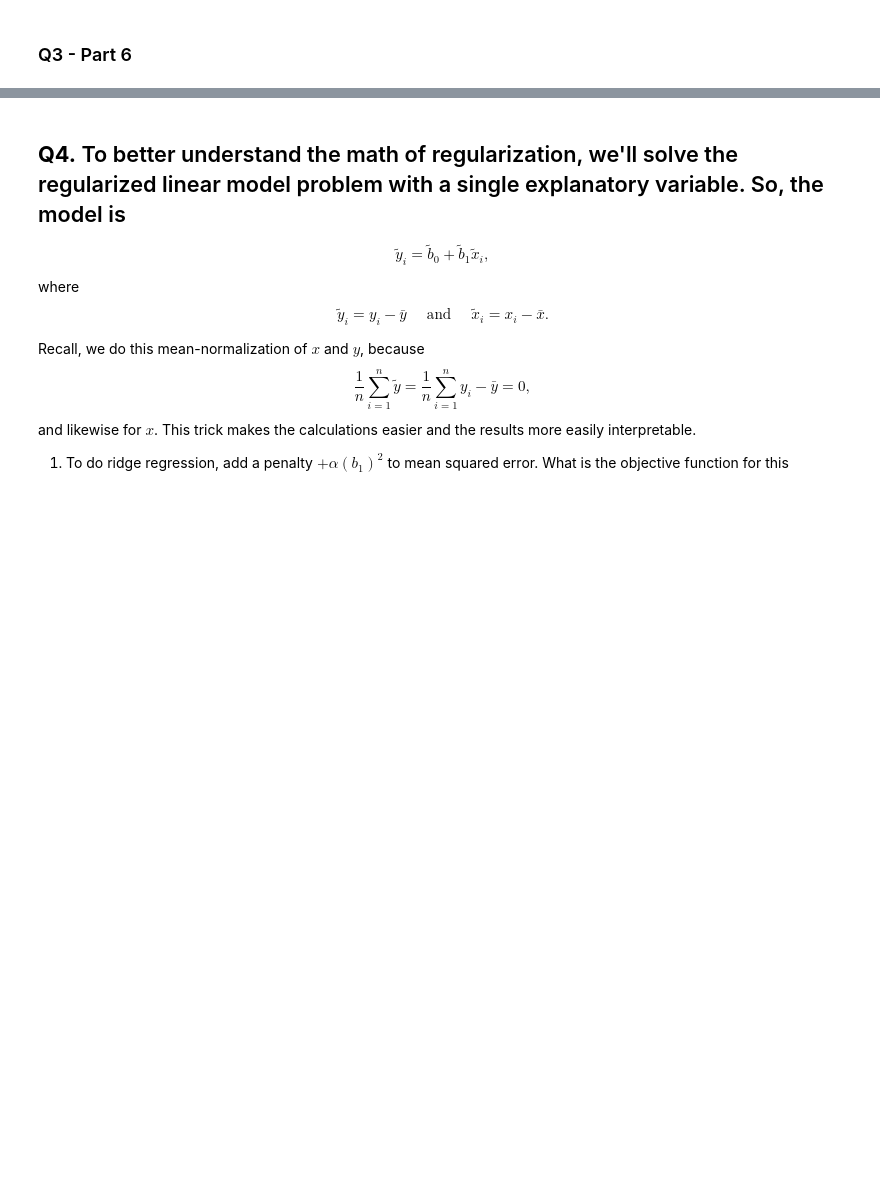
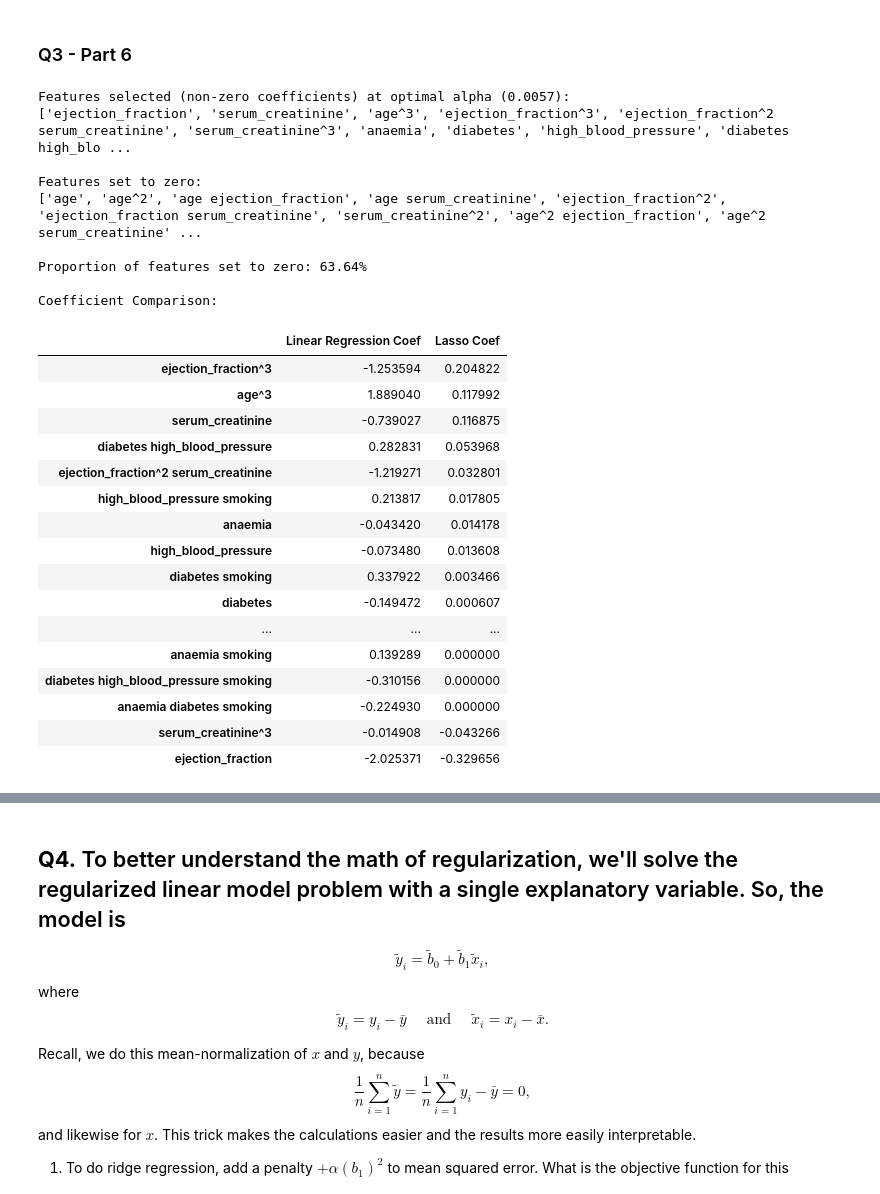
Before and after one commit to thomashooks53/undergrad_ml_assignments, a Jupyter notebook: 04_assignment_regularization.ipynb, the cells around one changed output, grey strips where cells are left out. Drawn from its saved outputs; the diff is of its cells as text; code cells hidden in the pictures; blank space fills up the shorter version.

```diff
--- a/04_assignment_regularization.ipynb
+++ b/04_assignment_regularization.ipynb
@@ -447,2 +556,56 @@ Minimum MSE for optimal alpha: 0.0686
 # %% [markdown]
 ### Q3 - Part 6
+# %%
+import pandas as pd
+import numpy as np
+
+selected_features_q3 = X_q3_processed.columns[lasso_cv_q3.coef_ != 0]
+zero_coef_features_q3 = X_q3_processed.columns[lasso_cv_q3.coef_ == 0]
+
+num_total_features_q3 = len(X_q3_processed.columns)
+num_zero_features_q3 = len(zero_coef_features_q3)
+proportion_zero_q3 = num_zero_features_q3 / num_total_features_q3
+
+print(f"Features selected (non-zero coefficients) at optimal alpha ({lasso_cv_q3.alpha_:.4f}):")
+print(list(selected_features_q3))
+print("\nFeatures set to zero:")
+print(list(zero_coef_features_q3))
+print(f"\nProportion of features set to zero: {proportion_zero_q3:.2%}")
+
+lin_reg_q3_coefs = pd.Series(lin_reg_q3.coef_, index=X_q3_processed.columns)
+lasso_q3_coefs = pd.Series(lasso_cv_q3.coef_, index=X_q3_processed.columns)
+
+comparison_df_q3 = pd.DataFrame({
+    'Linear Regression Coef': lin_reg_q3_coefs,
+    'Lasso Coef': lasso_q3_coefs
+})
+
+print("\nCoefficient Comparison:")
+display(comparison_df_q3.sort_values(by='Lasso Coef', ascending=False))
+# %% [output]
+Features selected (non-zero coefficients) at optimal alpha (0.0057):
+['ejection_fraction', 'serum_creatinine', 'age^3', 'ejection_fraction^3', 'ejection_fraction^2 serum_creatinine', 'serum_creatinine^3', 'anaemia', 'diabetes', 'high_blood_pressure', 'diabetes high_blo ...
+
+Features set to zero:
+['age', 'age^2', 'age ejection_fraction', 'age serum_creatinine', 'ejection_fraction^2', 'ejection_fraction serum_creatinine', 'serum_creatinine^2', 'age^2 ejection_fraction', 'age^2 serum_creatinine' ...
+
+Proportion of features set to zero: 63.64%
+
+Coefficient Comparison:
+|  | Linear Regression Coef | Lasso Coef |
+| ejection_fraction^3 | -1.253594 | 0.204822 |
+| age^3 | 1.889040 | 0.117992 |
+| serum_creatinine | -0.739027 | 0.116875 |
+| diabetes high_blood_pressure | 0.282831 | 0.053968 |
+| ejection_fraction^2 serum_creatinine | -1.219271 | 0.032801 |
+| high_blood_pressure smoking | 0.213817 | 0.017805 |
+| anaemia | -0.043420 | 0.014178 |
+| high_blood_pressure | -0.073480 | 0.013608 |
+| diabetes smoking | 0.337922 | 0.003466 |
+| diabetes | -0.149472 | 0.000607 |
+| ... | ... | ... |
+| anaemia smoking | 0.139289 | 0.000000 |
+| diabetes high_blood_pressure smoking | -0.310156 | 0.000000 |
+| anaemia diabetes smoking | -0.224930 | 0.000000 |
+| serum_creatinine^3 | -0.014908 | -0.043266 |
+| ejection_fraction | -2.025371 | -0.329656 |
```
Also changed, not shown: parts of 7 cells of this notebook.
